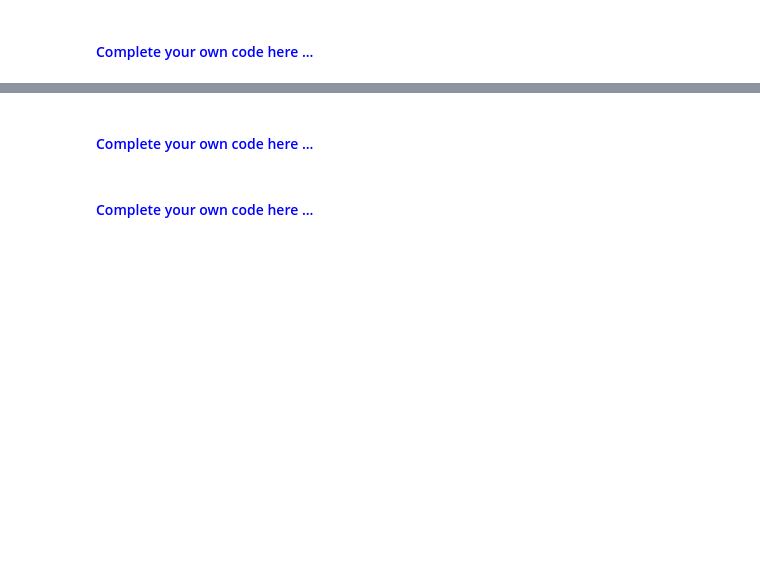
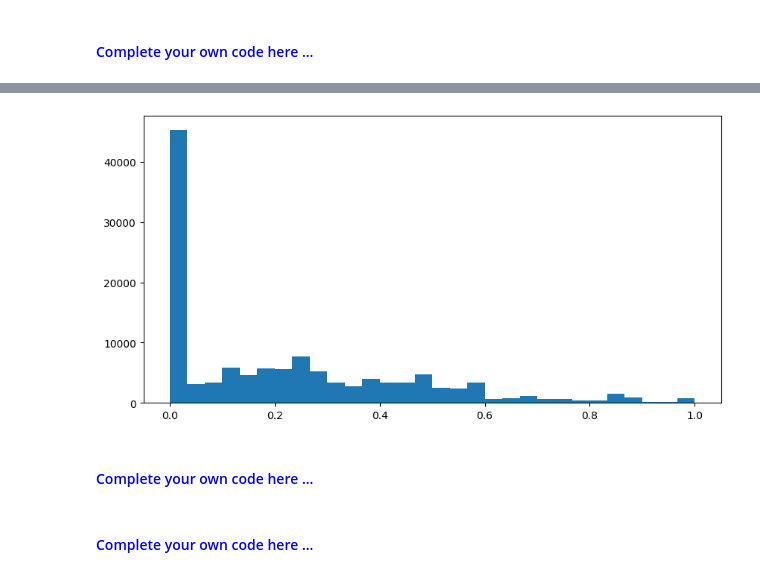
Before and after one commit to oormacheah/DataMining_Project, a Jupyter notebook: project-stack-traces.ipynb, the cells around one changed output, grey strips where cells are left out. Cells and saved outputs as stored; diff of their text form; code cells hidden in the pictures; blank space fills up the shorter version.

```diff
--- a/project-stack-traces.ipynb
+++ b/project-stack-traces.ipynb
@@ -735,7 +794,9 @@ df_measures
 # %%
 plt.rcParams["figure.figsize"] = [10, 5]
-plt.hist(df_measures['cosine_bigramvalues'], 30, alpha = 1, density = False)
+plt.hist(df_measures['cosine_bigram_values'], 30, alpha = 1, density = False)
 plt.show()
+# %% [output]
+[figure, added]
 # %% [markdown]
 #### <font color='blue'> Complete your own code here ...  </font>
 # %%
```
Also changed, not shown: parts of 28 cells of this notebook.
